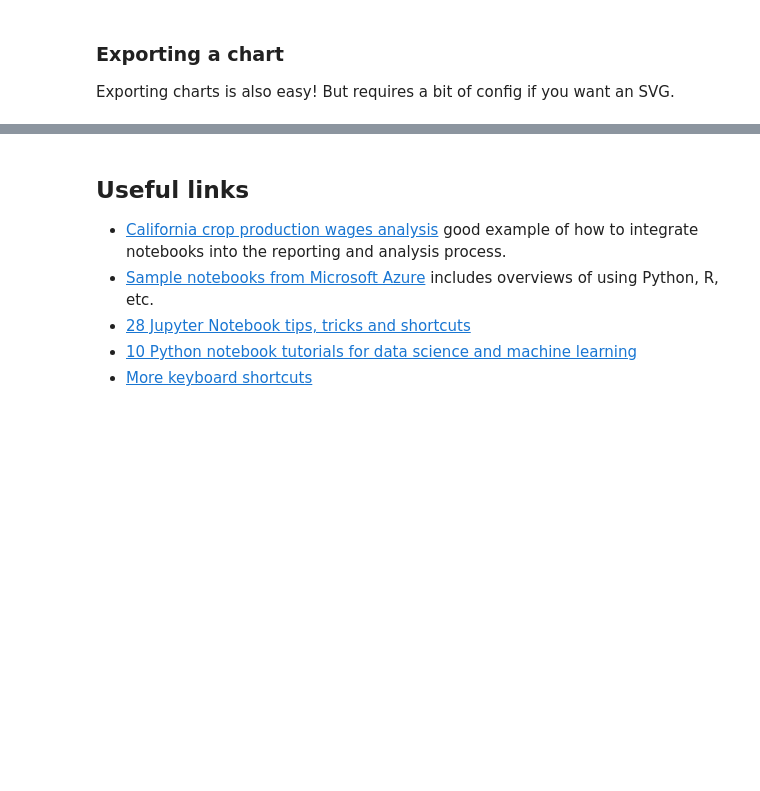
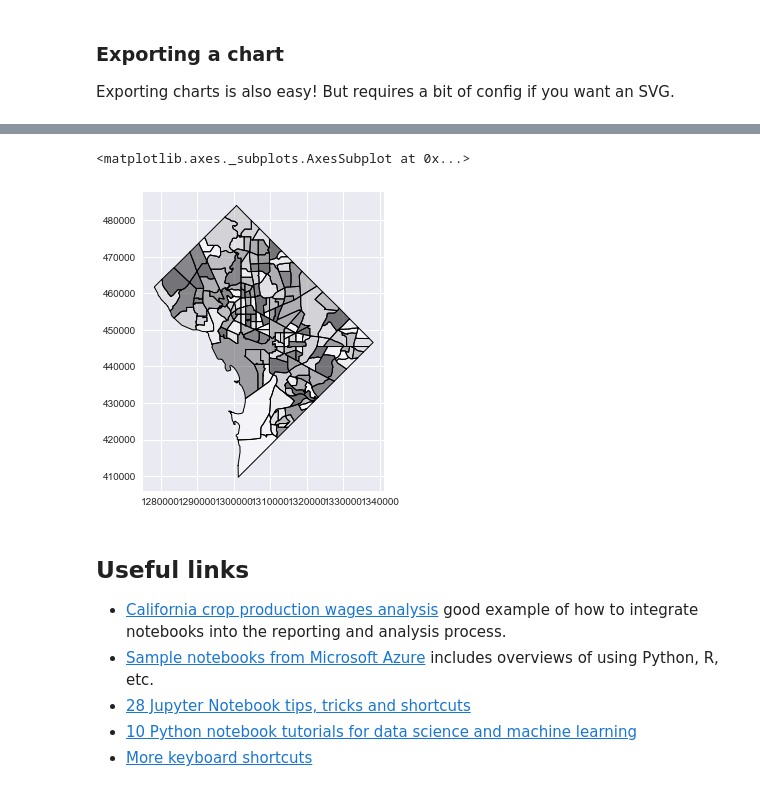
Before and after one commit to emamd/jupyter-skillshare, a Jupyter notebook: jupyter-skillshare.ipynb, the cells around one changed output, grey strips where cells are left out. Drawn from its saved outputs; the diff is of its cells as text; code cells hidden in the pictures; blank space fills up the shorter version.

```diff
--- a/jupyter-skillshare.ipynb
+++ b/jupyter-skillshare.ipynb
@@ -342,3 +365,8 @@ Saved for another skillshare!
+# %%
+dc.plot()
+# %% [output]
+<matplotlib.axes._subplots.AxesSubplot at 0x...>
+[figure, added]
 # %% [markdown]
 ## Useful links
 
```
Also changed, not shown: parts of 9 cells of this notebook.
